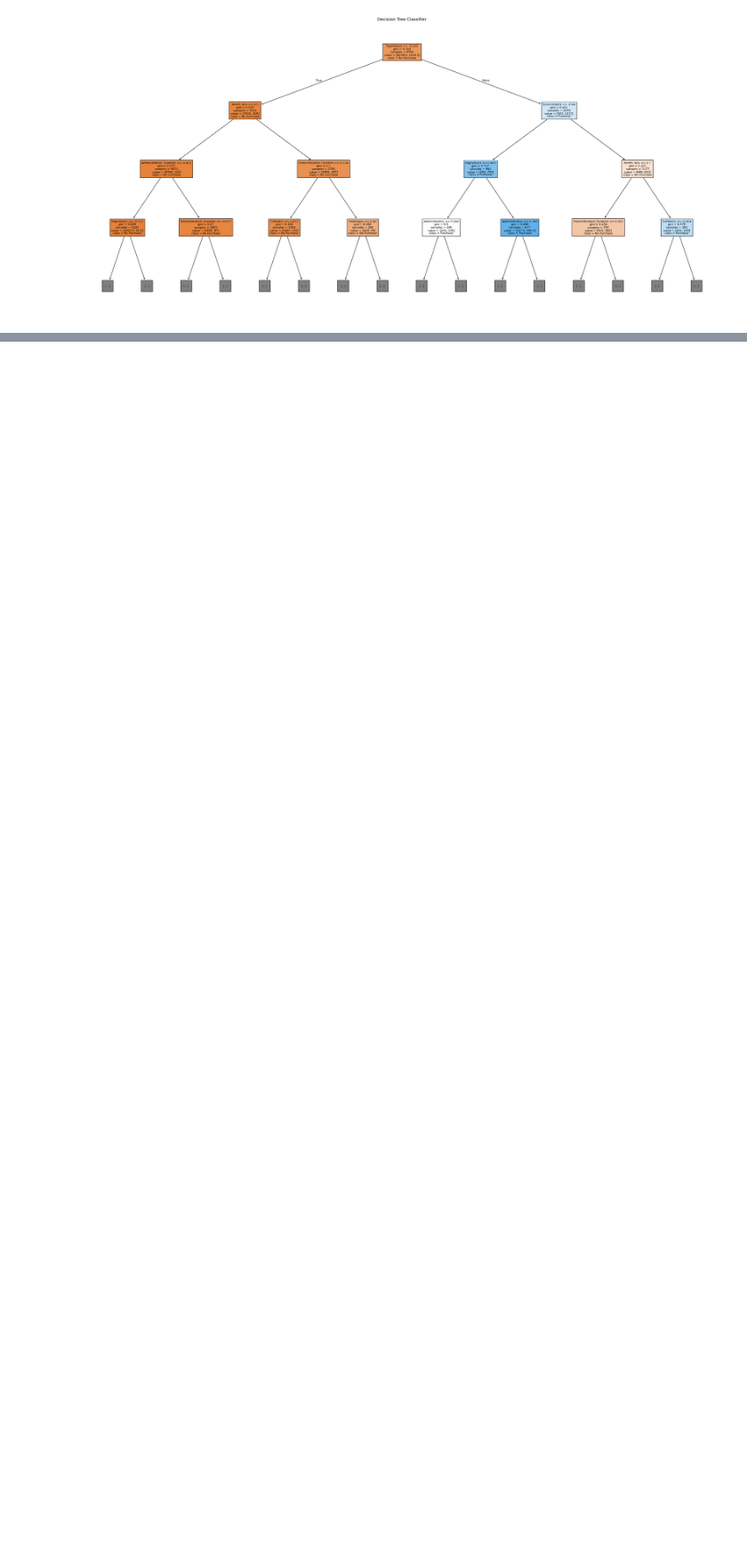
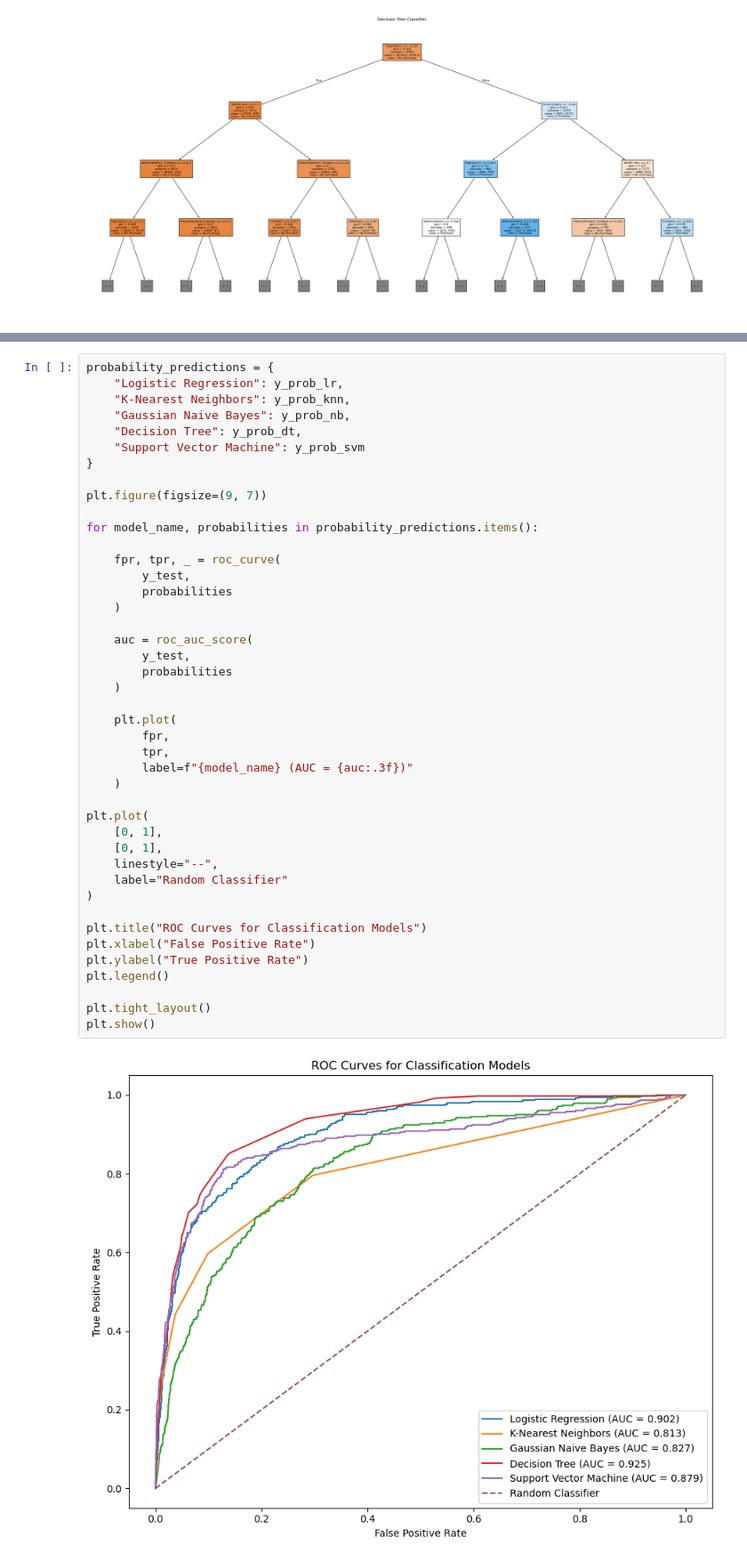
Before and after one commit to pragna100510/ML_Capstone, a Jupyter notebook: classification/classification.ipynb, the cells around one changed output, grey strips where cells are left out. Shown at 89% size. Cells and saved outputs as stored; diff of their text form; blank space fills up the shorter version.

Commit message:
Implement SVM and classification evaluation

```diff
--- a/classification/classification.ipynb
+++ b/classification/classification.ipynb
@@ -736,0 +985,45 @@ plt.show()
+# %%
+probability_predictions = {
+    "Logistic Regression": y_prob_lr,
+    "K-Nearest Neighbors": y_prob_knn,
+    "Gaussian Naive Bayes": y_prob_nb,
+    "Decision Tree": y_prob_dt,
+    "Support Vector Machine": y_prob_svm
+}
+
+plt.figure(figsize=(9, 7))
+
+for model_name, probabilities in probability_predictions.items():
+
+    fpr, tpr, _ = roc_curve(
+        y_test,
+        probabilities
+    )
+
+    auc = roc_auc_score(
+        y_test,
+        probabilities
+    )
+
+    plt.plot(
+        fpr,
+        tpr,
+        label=f"{model_name} (AUC = {auc:.3f})"
+    )
+
+plt.plot(
+    [0, 1],
+    [0, 1],
+    linestyle="--",
+    label="Random Classifier"
+)
+
+plt.title("ROC Curves for Classification Models")
+plt.xlabel("False Positive Rate")
+plt.ylabel("True Positive Rate")
+plt.legend()
+
+plt.tight_layout()
+plt.show()
+# %% [output]
+[figure, added]
```
Also changed, not shown: parts of 16 cells of this notebook.
